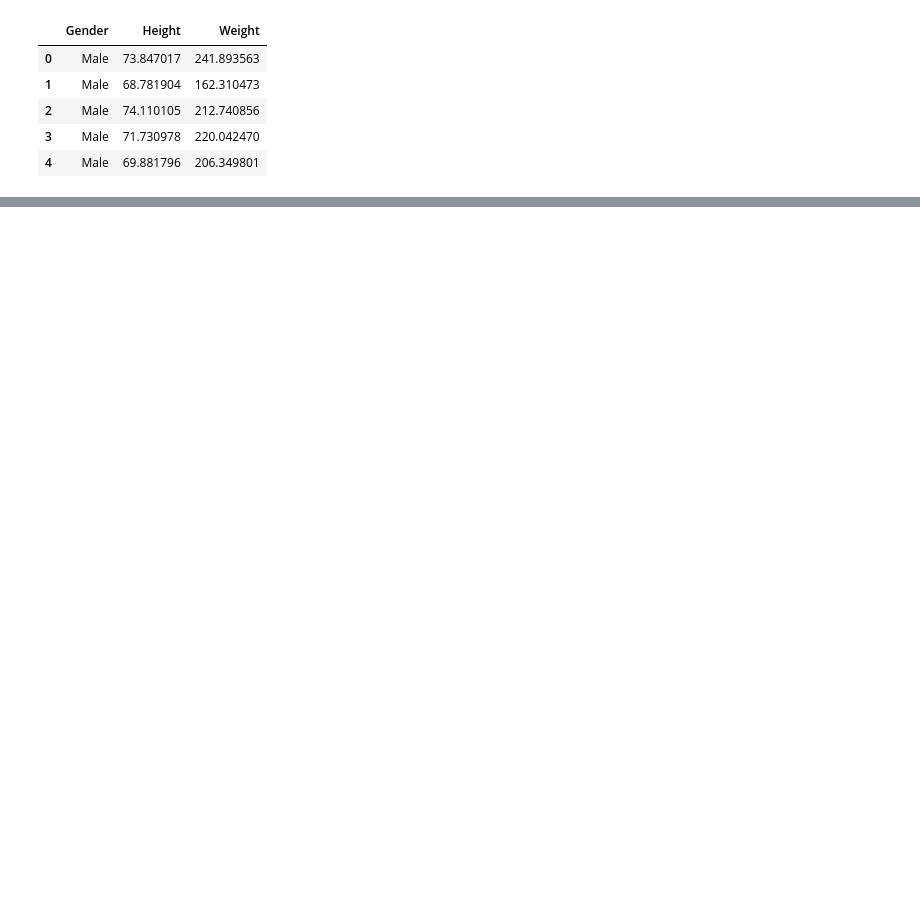
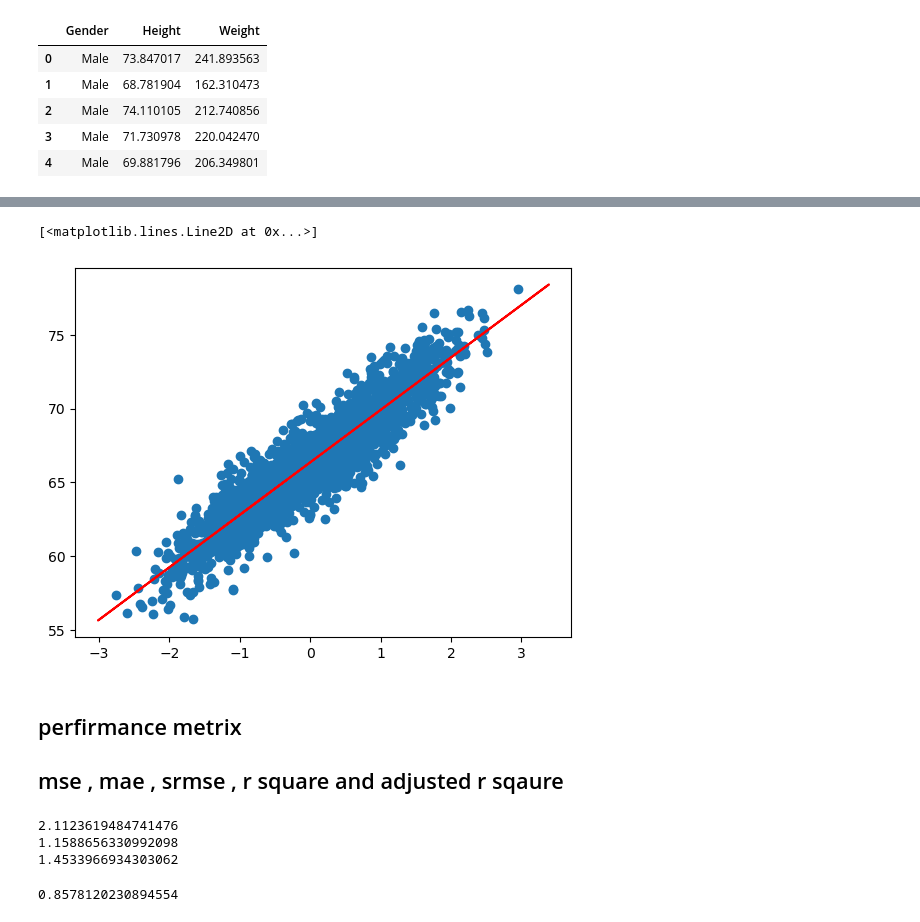
Before and after one commit to aashutoshkumarbhardwaj/python-learning, a Jupyter notebook: simple linear regression.ipynb, the cells around one changed output, grey strips where cells are left out. Drawn from its saved outputs; the diff is of its cells as text; code cells hidden in the pictures; blank space fills up the shorter version.

```diff
--- a/simple linear regression.ipynb
+++ b/simple linear regression.ipynb
@@ -209,0 +94,11 @@ array([56.45016021])
+# %%
+plt.scatter(x_test,y_test)
+plt.plot(x_train,regressor.predict(x_train),"r")
+# %% [output]
+[<matplotlib.lines.Line2D at 0x...>]
+[figure, added]
+# %% [markdown]
+## perfirmance metrix
+
+
+ ## mse , mae , srmse , r square and adjusted r sqaure
@@ -209,0 +107,11 @@ array([56.45016021])
+# %%
+mse=mean_squared_error(y_test,yp_test)
+mae=mean_absolute_error(y_test,yp_test)
+rmse=np.sqrt(mse)
+print(mse)
+print(mae)
+print(rmse)
+# %% [output]
+2.1123619484741476
+1.1588656330992098
+1.4533966934303062
@@ -209,0 +121,4 @@ array([56.45016021])
+# %%
+score
+# %% [output]
+0.8578120230894554
```
Also changed, not shown: parts of 63 cells of this notebook.
